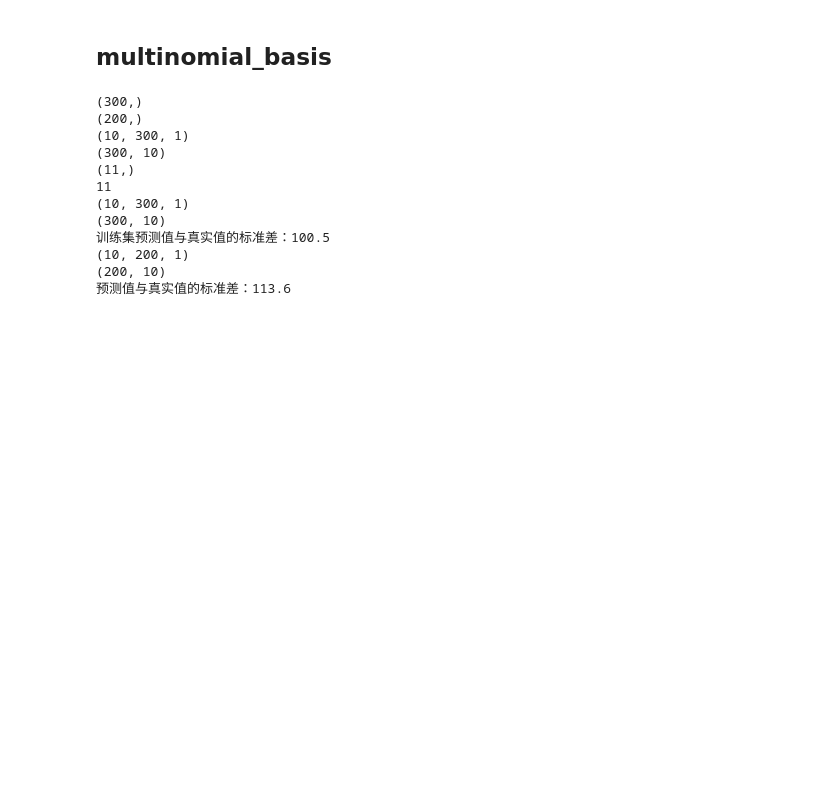
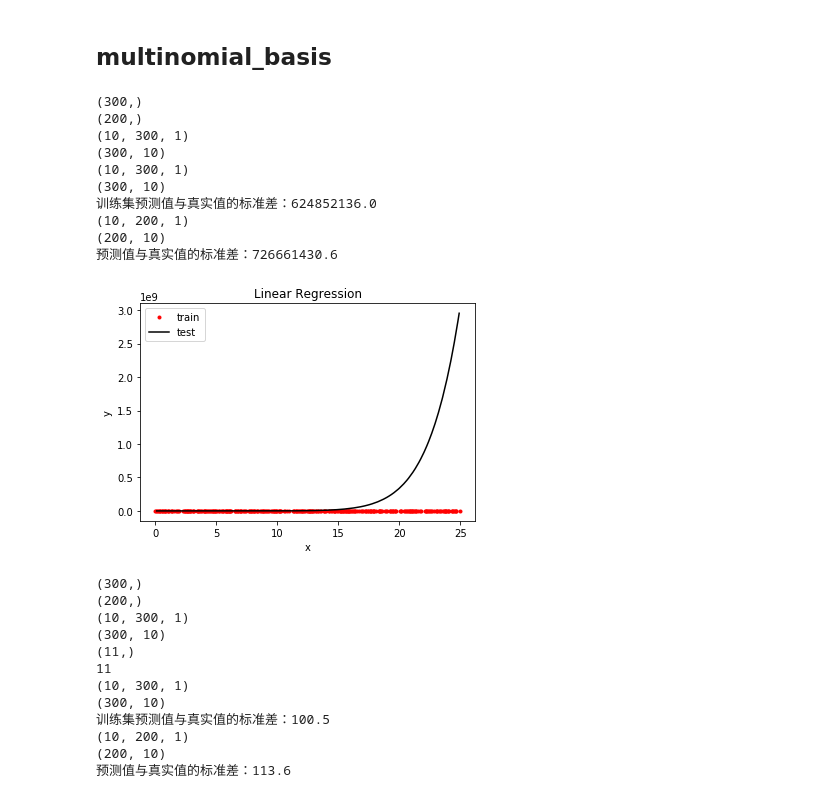
Before and after one commit to shazhongcheng/machine_learing_study, a Jupyter notebook: 复旦-神经网络与深度学习/finished/chap2_linear_regression/exercise-linear_regression.ipynb, the cells around one changed output. Saved outputs shown, nothing was run; the diff lists cells and outputs as text; code cells hidden in the pictures; blank space fills up the shorter version.

```diff
--- a/复旦-神经网络与深度学习/finished/chap2_linear_regression/exercise-linear_regression.ipynb
+++ b/复旦-神经网络与深度学习/finished/chap2_linear_regression/exercise-linear_regression.ipynb
@@ -352,3 +402,53 @@ epoch: 499 loss: 1272.6461654415016
+# %%
+def evaluate(ys, ys_pred):
+    """评估模型。"""
+    std = np.sqrt(np.mean(np.abs(ys - ys_pred) ** 2))
+    return std
+
+# 程序主入口（建议不要改动以下函数的接口）
+if __name__ == '__main__':
+    train_file = 'train.txt'
+    test_file = 'test.txt'
+    # 载入数据
+    x_train, y_train = load_data(train_file)
+    x_test, y_test = load_data(test_file)
+    print(x_train.shape)
+    print(x_test.shape)
+
+    # 使用线性回归训练模型，返回一个函数f()使得y = f(x)
+    f = main2(x_train, y_train,basis_func=multinomial_basis)
+
+    y_train_pred = f(x_train)
+    std = evaluate(y_train, y_train_pred)
+    print('训练集预测值与真实值的标准差：{:.1f}'.format(std))
+
+    # 计算预测的输出值
+    y_test_pred = f(x_test)
+    # 使用测试集评估模型
+    std = evaluate(y_test, y_test_pred)
+    print('预测值与真实值的标准差：{:.1f}'.format(std))
+
+    #显示结果
+    plt.plot(x_train, y_train, 'ro', markersize=3)
+#     plt.plot(x_test, y_test, 'k')
+    plt.plot(x_test, y_test_pred, 'k')
+    plt.xlabel('x')
+    plt.ylabel('y')
+    plt.title('Linear Regression')
+    plt.legend(['train', 'test', 'pred'])
+    plt.show()
+# %% [output]
+(300,)
+(200,)
+(10, 300, 1)
+(300, 10)
+(10, 300, 1)
+(300, 10)
+训练集预测值与真实值的标准差：624852136.0
+(10, 200, 1)
+(200, 10)
+预测值与真实值的标准差：726661430.6
+[figure, added]
 # %%
 def main2(x_train, y_train,basis_func= identity_basis):
     """
```
Also changed, not shown: parts of 5 cells of this notebook, 2 other files.
